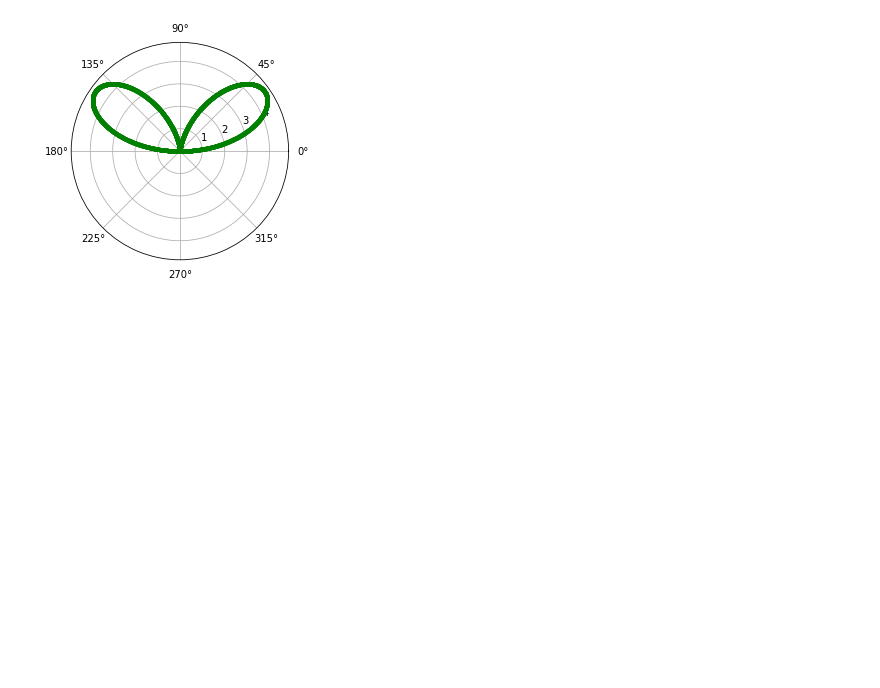
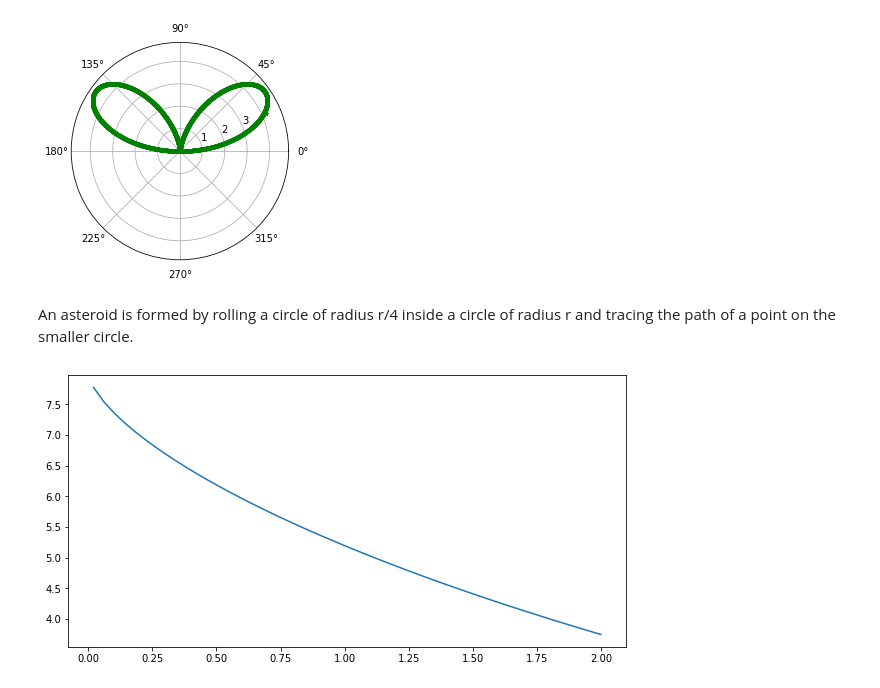
Before and after one commit to kuwarbimal/Math_Statistics_Python_Learning, a Jupyter notebook: CatalogofSpecialCurvesipynb.ipynb, the cells around one changed output. Drawn from its saved outputs; the diff is of its cells as text; code cells hidden in the pictures; blank space fills up the shorter version.

```diff
--- a/CatalogofSpecialCurvesipynb.ipynb
+++ b/CatalogofSpecialCurvesipynb.ipynb
@@ -149,3 +154,18 @@ for rad in rads:
 plt.show()
 # %% [output]
 [figure]
+# %% [markdown]
+An asteroid is formed by rolling a circle of radius r/4 inside a circle of radius r and tracing the path of a point on the smaller circle.
+# %%
+# Creating vectors X and Y
+x = np.linspace(-2, 2, 100)
+y = (4-x**(2/3))**(3/2)
+
+fig = plt.figure(figsize = (10, 5))
+# Create the plot
+plt.plot(x, y)
+
+# Show the plot
+plt.show()
+# %% [output]
+[figure, added]
```
Also changed, not shown: parts of 2 cells of this notebook.
